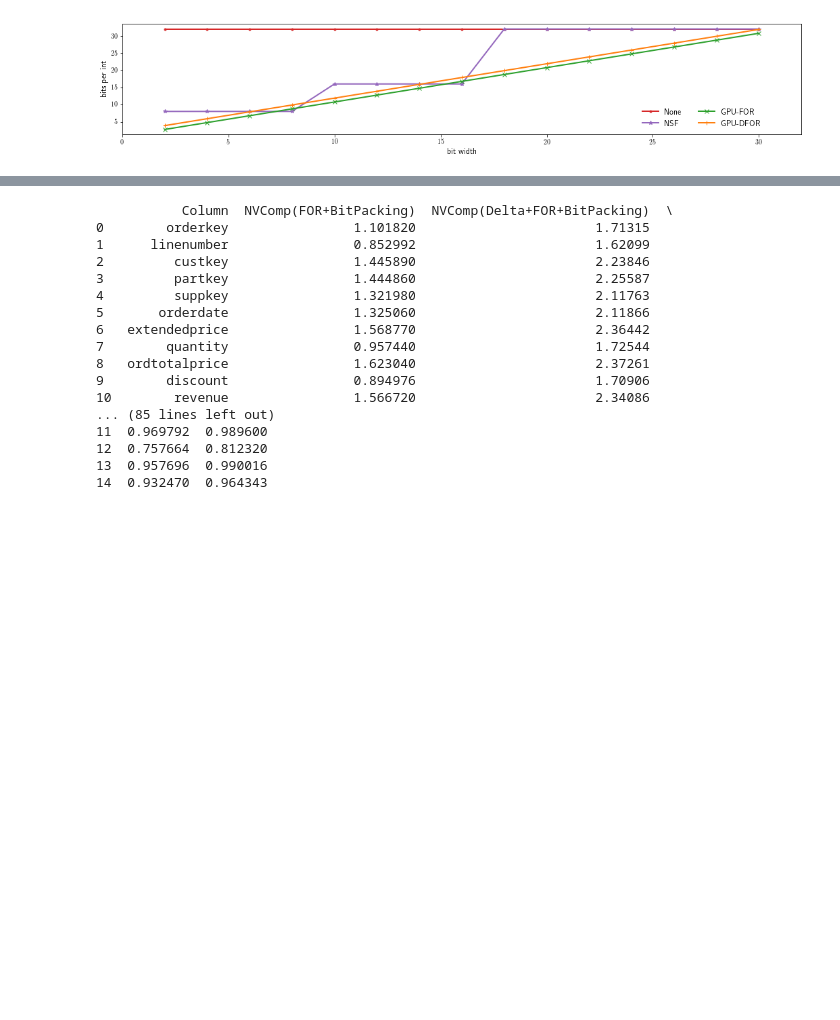
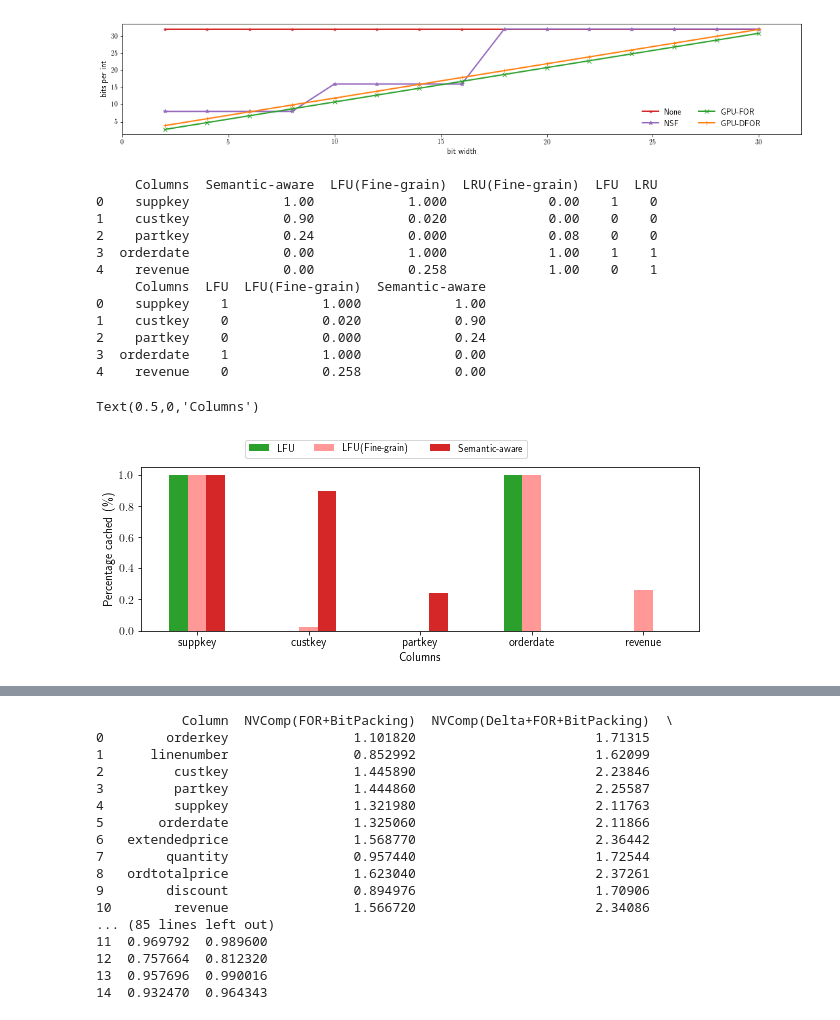
Before and after one commit to bwyogatama/Mordred-Deprecated, a Jupyter notebook: final.ipynb, the cells around one changed output, grey strips where cells are left out. Cells and saved outputs as stored; diff of their text form; code cells hidden in the pictures; blank space fills up the shorter version.

```diff
--- a/final.ipynb
+++ b/final.ipynb
@@ -1084,3 +1084,48 @@ ax.set_xlim(0, 32)
 [3.875, 5.875, 7.875, 9.875, 11.875, 13.875, 15.875, 17.875, 19.875, 21.875, 23.875, 25.875, 27.875, 29.875, 31.875]
 (0, 32)
 [figure]
+# %%
+import json
+import io
+
+data = {}
+
+
+data = """Columns,Semantic-aware,LFU(Fine-grain),LRU(Fine-grain),LFU,LRU
+suppkey, 1, 1, 0, 1, 0
+custkey, 0.9, 0.02, 0, 0, 0
+partkey, 0.24, 0, 0.08, 0, 0
+orderdate, 0, 1, 1, 1, 1
+revenue, 0, 0.258, 1, 0, 1
+"""
+
+df = pd.read_csv(io.StringIO(data))
+
+print(df)
+
+df = df[['Columns', 'LFU', 'LFU(Fine-grain)', 'Semantic-aware']]
+
+print(df)
+
+my_colors = list(islice(cycle([tableau20[4], tableau20[7], tableau20[6], tableau20[4], tableau20[1], tableau20[2], 'k']), None, len(df)))
+
+plt.rcParams["figure.figsize"] = (10,3)
+fig, ax = plt.subplots()
+df.set_index('Columns').plot(kind='bar', ax = ax, rot=0, color=my_colors, fontsize=12).legend(ncol=5, bbox_to_anchor=(0.7, 1.2))
+ax.set_ylabel("Percentage cached (\%)", fontsize=12)
+ax.set_xlabel("Columns", fontsize=12)
+# %% [output]
+     Columns  Semantic-aware  LFU(Fine-grain)  LRU(Fine-grain)  LFU  LRU
+0    suppkey            1.00            1.000             0.00    1    0
+1    custkey            0.90            0.020             0.00    0    0
+2    partkey            0.24            0.000             0.08    0    0
+3  orderdate            0.00            1.000             1.00    1    1
+4    revenue            0.00            0.258             1.00    0    1
+     Columns  LFU  LFU(Fine-grain)  Semantic-aware
+0    suppkey    1            1.000            1.00
+1    custkey    0            0.020            0.90
+2    partkey    0            0.000            0.24
+3  orderdate    1            1.000            0.00
+4    revenue    0            0.258            0.00
+Text(0.5,0,'Columns')
+[figure, new version]
```
Also changed, not shown: parts of 10 cells of this notebook, 13 other files.
